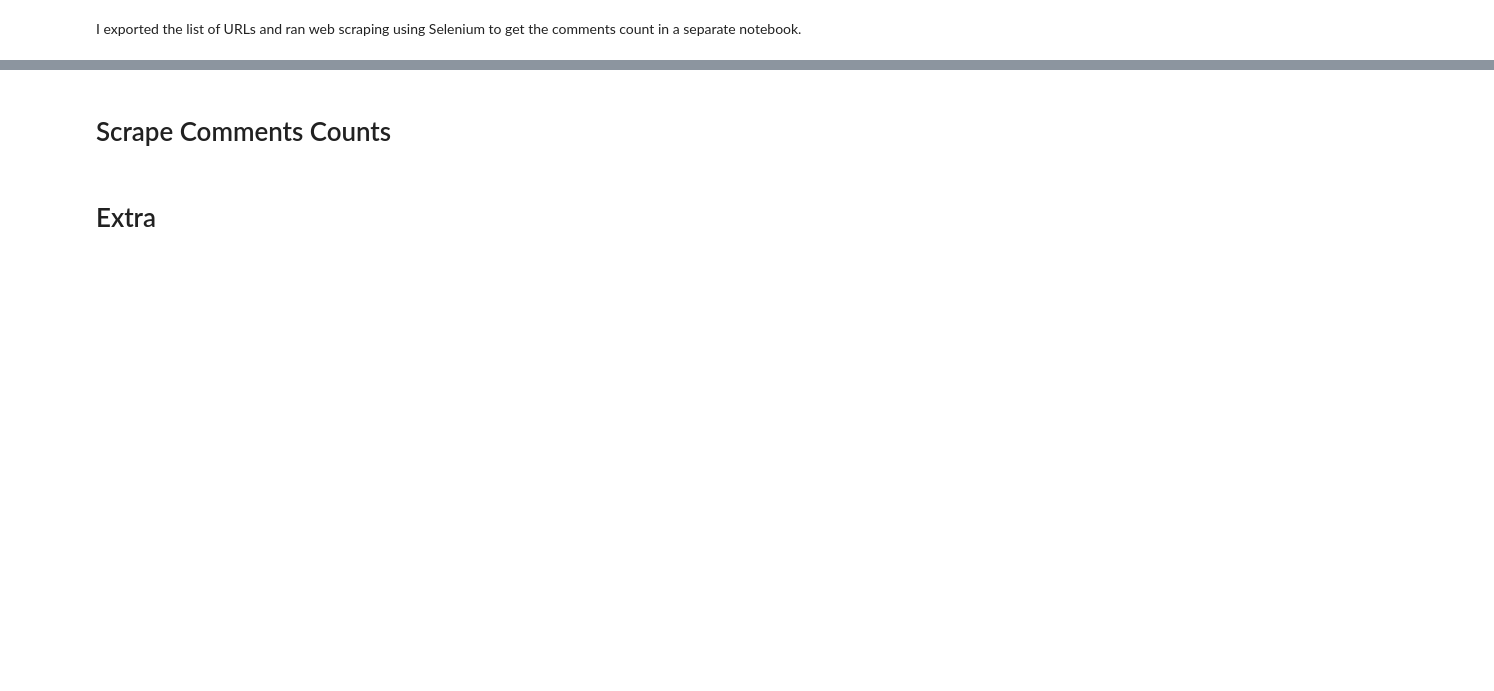
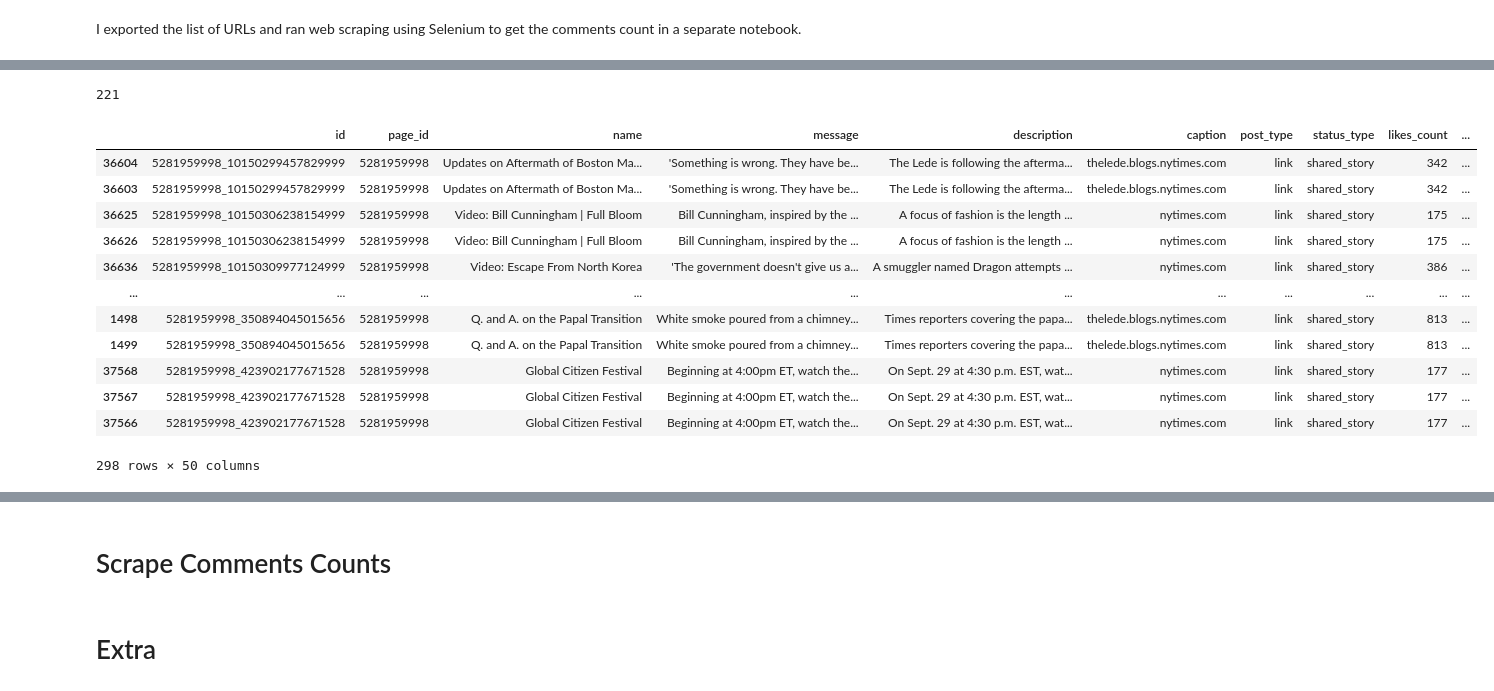
Before and after one commit to jess-miles/nyt-engagement, a Jupyter notebook: data_gathering.ipynb, the cells around one changed output, grey strips where cells are left out. Cells and saved outputs as stored; diff of their text form; code cells hidden in the pictures; blank space fills up the shorter version.

Commit message:
Final matches saved

```diff
--- a/data_gathering.ipynb
+++ b/data_gathering.ipynb
@@ -1542,0 +1535,9 @@ ids
+# %%
+# Join first hits to facebook posts to assess
+df_linksearch_matches = pd.merge(left=df.loc[(df['matched_on'].isna())],
+                           right=df_firsthits,
+                           how='inner',
+                           left_on='id',
+                           right_on='id',
+                           suffixes=('_orig', '_new'))
+len(df_linksearch_matches)
@@ -1542,0 +1571,5 @@ ids
+# %%
+to_drop = [3,4,5,6,7,8,10,11,12,13,15,20,21,24,26,27,28,29,30,31,34,35,36,38,
+           41,42,69,179,184,187,189,196,198,200,204,206,248,397,606]
+
+df_linksearch_matches.drop(index=to_drop, inplace=True)
@@ -1545,7 +1592,7 @@ ids
 # %%
 df_list = [df_link_matches, df_desc_matches, df_name_matches,
            df_link_matches2, df_desc_matches2, df_name_matches2,
-           df_desc_matches3, df_name_matches3]
+           df_desc_matches3, df_name_matches3, df_linksearch_matches]
 
 df_matches = pd.concat(df_list, axis=0, join='inner', ignore_index=True, )
 
@@ -1586,0 +1637,21 @@ I exported the list of URLs and ran web scraping using Selenium to get the comme
+# %%
+df_matches.sort_values('id', inplace=True)
+# %%
+print(len(df_matches[df_matches.duplicated(subset=['id'])]))
+
+df_matches[df_matches.duplicated(subset=['id'], keep=False)]
+# %% [output]
+221
+|  | id | page_id | name | message | description | caption | post_type | status_type | likes_count | ... |
+| 36604 | 5281959998_10150299457829999 | 5281959998 | Updates on Aftermath of Boston Ma... | 'Something is wrong. They have be... | The Lede is following the afterma... | thelede.blogs.nytimes.com | link | shared_story | 342 | ... |
+| 36603 | 5281959998_10150299457829999 | 5281959998 | Updates on Aftermath of Boston Ma... | 'Something is wrong. They have be... | The Lede is following the afterma... | thelede.blogs.nytimes.com | link | shared_story | 342 | ... |
+| 36625 | 5281959998_10150306238154999 | 5281959998 | Video: Bill Cunningham | Full Bloom | Bill Cunningham, inspired by the ... | A focus of fashion is the length ... | nytimes.com | link | shared_story | 175 | ... |
+| 36626 | 5281959998_10150306238154999 | 5281959998 | Video: Bill Cunningham | Full Bloom | Bill Cunningham, inspired by the ... | A focus of fashion is the length ... | nytimes.com | link | shared_story | 175 | ... |
+| 36636 | 5281959998_10150309977124999 | 5281959998 | Video: Escape From North Korea | 'The government doesn't give us a... | A smuggler named Dragon attempts ... | nytimes.com | link | shared_story | 386 | ... |
+| ... | ... | ... | ... | ... | ... | ... | ... | ... | ... | ... |
+| 1498 | 5281959998_350894045015656 | 5281959998 | Q. and A. on the Papal Transition | White smoke poured from a chimney... | Times reporters covering the papa... | thelede.blogs.nytimes.com | link | shared_story | 813 | ... |
+| 1499 | 5281959998_350894045015656 | 5281959998 | Q. and A. on the Papal Transition | White smoke poured from a chimney... | Times reporters covering the papa... | thelede.blogs.nytimes.com | link | shared_story | 813 | ... |
+| 37568 | 5281959998_423902177671528 | 5281959998 | Global Citizen Festival | Beginning at 4:00pm ET, watch the... | On Sept. 29 at 4:30 p.m. EST, wat... | nytimes.com | link | shared_story | 177 | ... |
+| 37567 | 5281959998_423902177671528 | 5281959998 | Global Citizen Festival | Beginning at 4:00pm ET, watch the... | On Sept. 29 at 4:30 p.m. EST, wat... | nytimes.com | link | shared_story | 177 | ... |
+| 37566 | 5281959998_423902177671528 | 5281959998 | Global Citizen Festival | Beginning at 4:00pm ET, watch the... | On Sept. 29 at 4:30 p.m. EST, wat... | nytimes.com | link | shared_story | 177 | ... |
+298 rows × 50 columns
```
Also changed, not shown: parts of 26 cells of this notebook, 4 other files.
